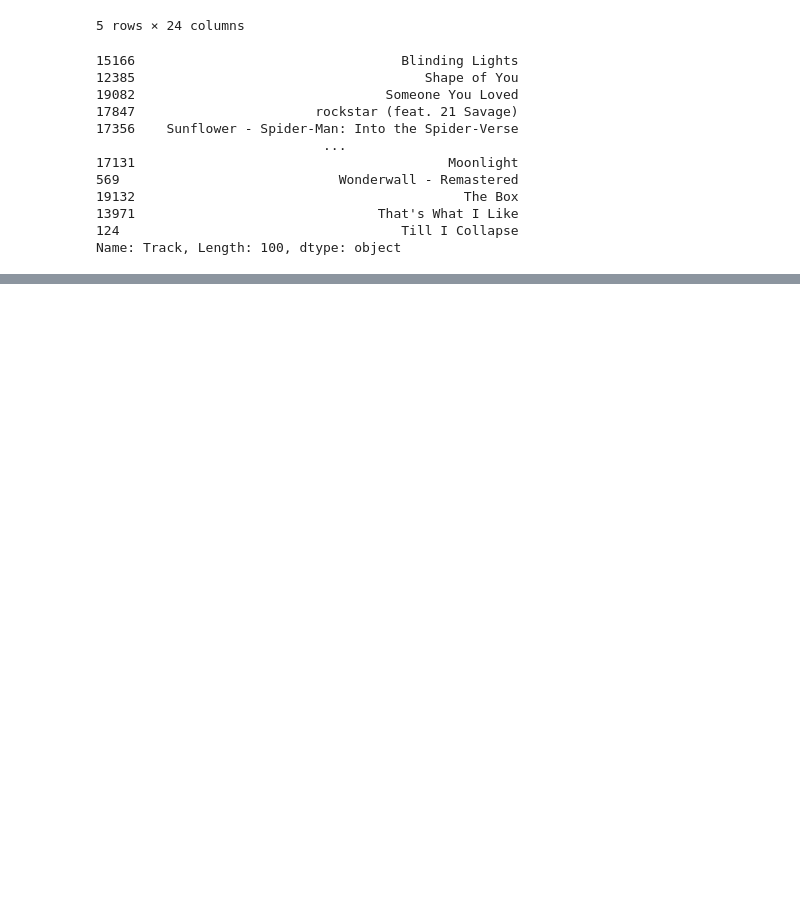
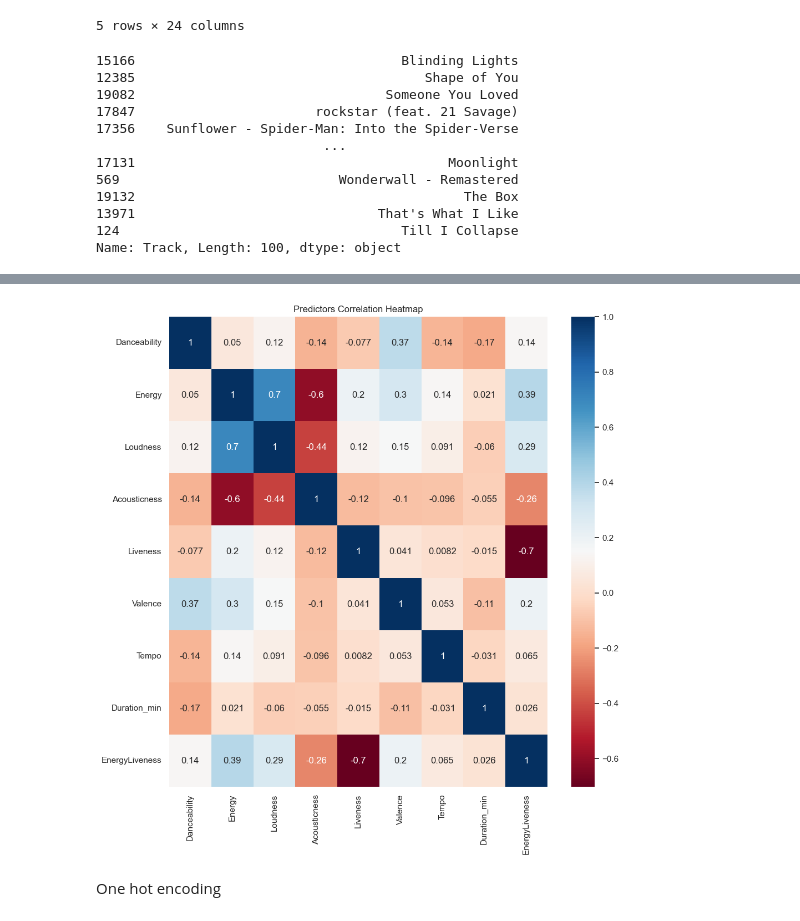
Before and after one commit to jbouniol/ml-project-spotify, a Jupyter notebook: Notebook/EDA_Guillaume.ipynb, the cells around one changed output, grey strips where cells are left out. Cells and saved outputs as stored; diff of their text form; code cells hidden in the pictures; blank space fills up the shorter version.

```diff
--- a/Notebook/EDA_Guillaume.ipynb
+++ b/Notebook/EDA_Guillaume.ipynb
@@ -136,0 +139,7 @@ MSE: 2.1614095816203025
+# %%
+fig, ax = plt.subplots(figsize=(11,11))
+ax = sns.heatmap(df_remove.corr(), annot=True, cmap='RdBu').set(title='Predictors Correlation Heatmap')
+# %% [output]
+[figure, added]
+# %% [markdown]
+One hot encoding
```
Also changed, not shown: parts of 36 cells of this notebook.
